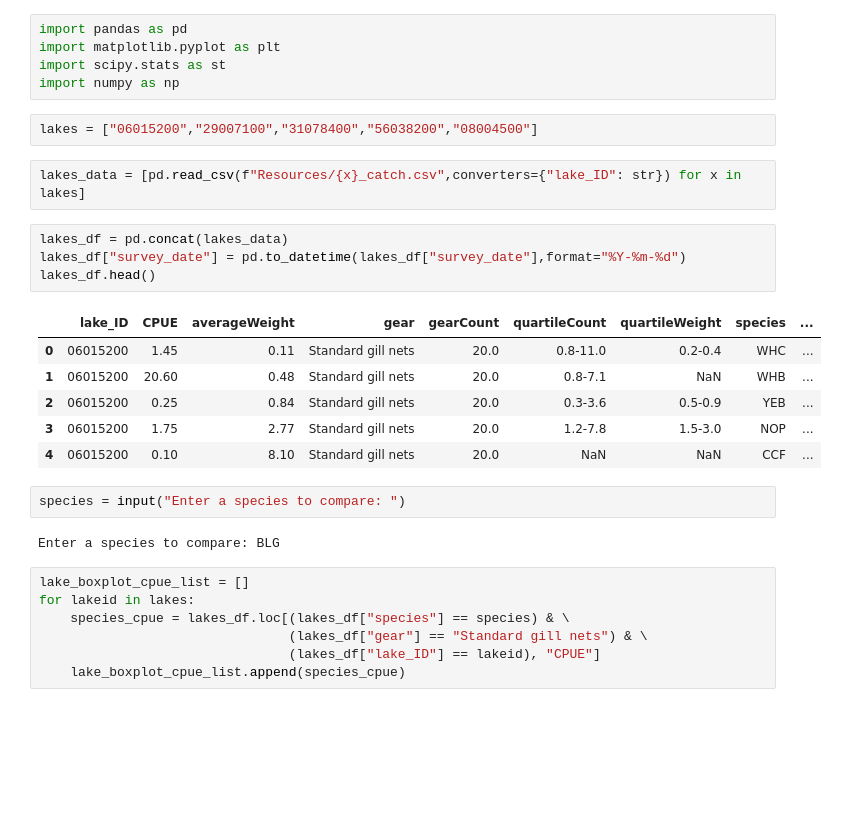
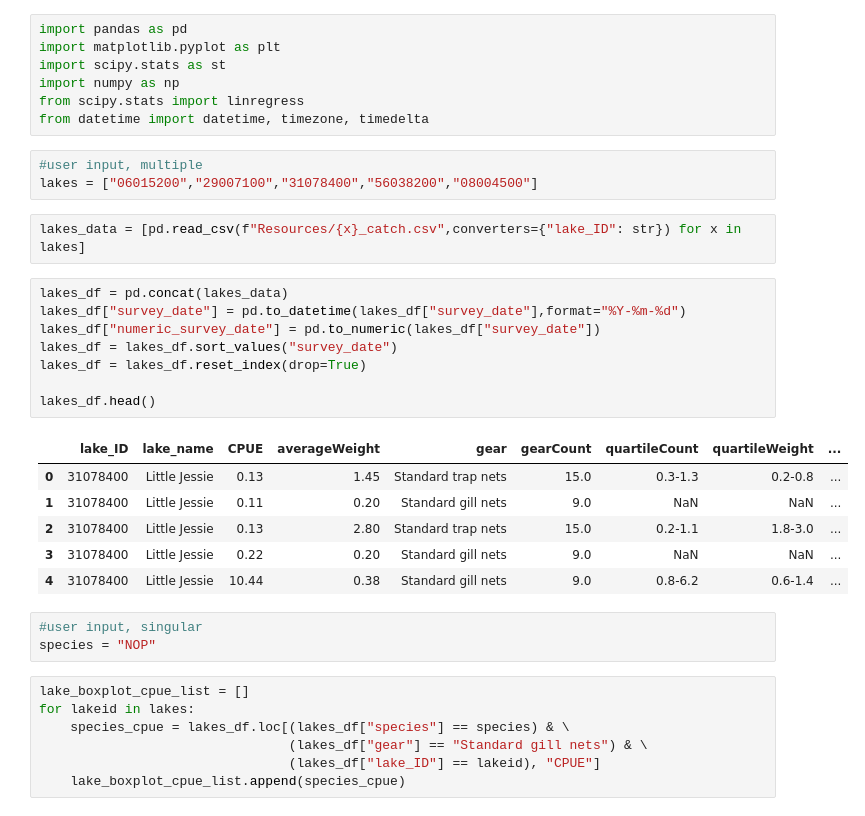
Before and after one commit to lwunderl/Minnesota-Fish-Explorer, a Jupyter notebook: Fish_Survey/fish_analysis.ipynb, the cells around one changed output. Cells and saved outputs as stored; diff of their text form; blank space fills up the shorter version.

```diff
--- a/Fish_Survey/fish_analysis.ipynb
+++ b/Fish_Survey/fish_analysis.ipynb
@@ -3,25 +3,31 @@ import pandas as pd
 import matplotlib.pyplot as plt
 import scipy.stats as st
 import numpy as np
+from scipy.stats import linregress
+from datetime import datetime, timezone, timedelta
 # %%
+#user input, multiple
 lakes = ["06015200","29007100","31078400","56038200","08004500"]
 # %%
 lakes_data = [pd.read_csv(f"Resources/{x}_catch.csv",converters={"lake_ID": str}) for x in lakes]
 # %%
 lakes_df = pd.concat(lakes_data)
 lakes_df["survey_date"] = pd.to_datetime(lakes_df["survey_date"],format="%Y-%m-%d")
+lakes_df["numeric_survey_date"] = pd.to_numeric(lakes_df["survey_date"])
+lakes_df = lakes_df.sort_values("survey_date")
+lakes_df = lakes_df.reset_index(drop=True)
+
 lakes_df.head()
 # %% [output]
-|  | lake_ID | CPUE | averageWeight | gear | gearCount | quartileCount | quartileWeight | species | ... |
-| 0 | 06015200 | 1.45 | 0.11 | Standard gill nets | 20.0 | 0.8-11.0 | 0.2-0.4 | WHC | ... |
-| 1 | 06015200 | 20.60 | 0.48 | Standard gill nets | 20.0 | 0.8-7.1 | NaN | WHB | ... |
-| 2 | 06015200 | 0.25 | 0.84 | Standard gill nets | 20.0 | 0.3-3.6 | 0.5-0.9 | YEB | ... |
-| 3 | 06015200 | 1.75 | 2.77 | Standard gill nets | 20.0 | 1.2-7.8 | 1.5-3.0 | NOP | ... |
-| 4 | 06015200 | 0.10 | 8.10 | Standard gill nets | 20.0 | NaN | NaN | CCF | ... |
+|  | lake_ID | lake_name | CPUE | averageWeight | gear | gearCount | quartileCount | quartileWeight | ... |
+| 0 | 31078400 | Little Jessie | 0.13 | 1.45 | Standard trap nets | 15.0 | 0.3-1.3 | 0.2-0.8 | ... |
+| 1 | 31078400 | Little Jessie | 0.11 | 0.20 | Standard gill nets | 9.0 | NaN | NaN | ... |
+| 2 | 31078400 | Little Jessie | 0.13 | 2.80 | Standard trap nets | 15.0 | 0.2-1.1 | 1.8-3.0 | ... |
+| 3 | 31078400 | Little Jessie | 0.22 | 0.20 | Standard gill nets | 9.0 | NaN | NaN | ... |
+| 4 | 31078400 | Little Jessie | 10.44 | 0.38 | Standard gill nets | 9.0 | 0.8-6.2 | 0.6-1.4 | ... |
 # %%
-species = input("Enter a species to compare: ")
+#user input, singular
+species = "NOP"
-# %% [output]
-Enter a species to compare: BLG
 # %%
 lake_boxplot_cpue_list = []
 for lakeid in lakes:
```
Also changed, not shown: parts of 6 cells of this notebook, 12 other files.
